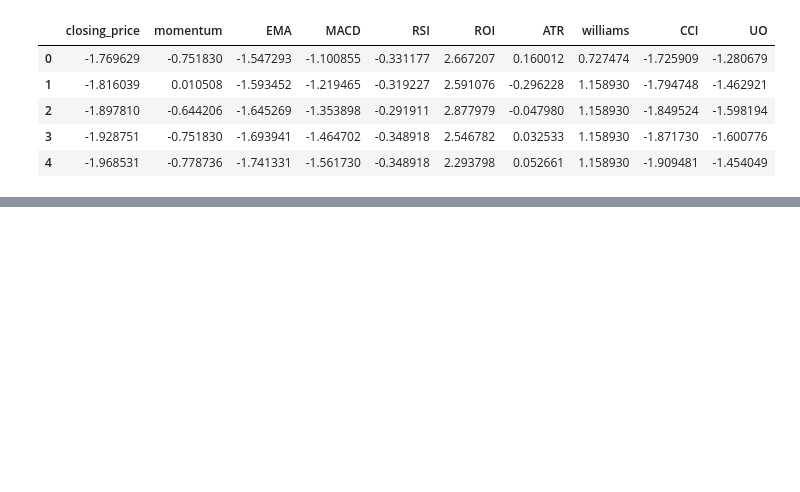
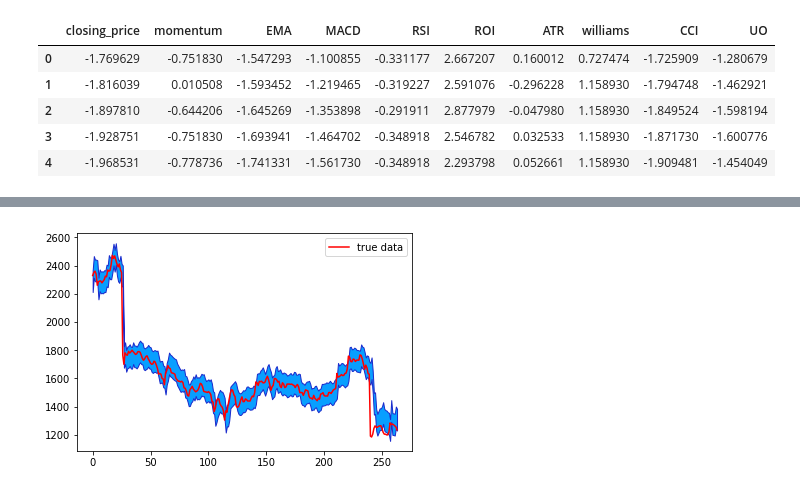
Before and after one commit to Sampanna-Sharma/Nepal-Stock-Market-Visualization, a Jupyter notebook: SVMClassifier.ipynb, the cells around one changed output, grey strips where cells are left out. Drawn from its saved outputs; the diff is of its cells as text; code cells hidden in the pictures; blank space fills up the shorter version.

```diff
--- a/SVMClassifier.ipynb
+++ b/SVMClassifier.ipynb
@@ -140,0 +186,12 @@ SVR(C=1000.0, cache_size=200, coef0=0.0, degree=3, epsilon=0.1, gamma=0.1,
+# %%
+predictor = pickle.load(open('stock_predictor.sav','rb'))
+upper, lower = predictor.predict(x_test,1.96)
+x_axis = range(264)
+plt.plot(x_axis, y_test,color='red', label='true data')
+#plt.plot(x, Y_pred, color='green', label='predicted')
+
+plt.fill_between(x_axis,upper,lower,edgecolor='#1B2ACC', facecolor='#089FFF')
+plt.legend(loc = "upper right")
+plt.show()
+# %% [output]
+[figure, added]
```
Also changed, not shown: parts of 9 cells of this notebook, 1 other file.
